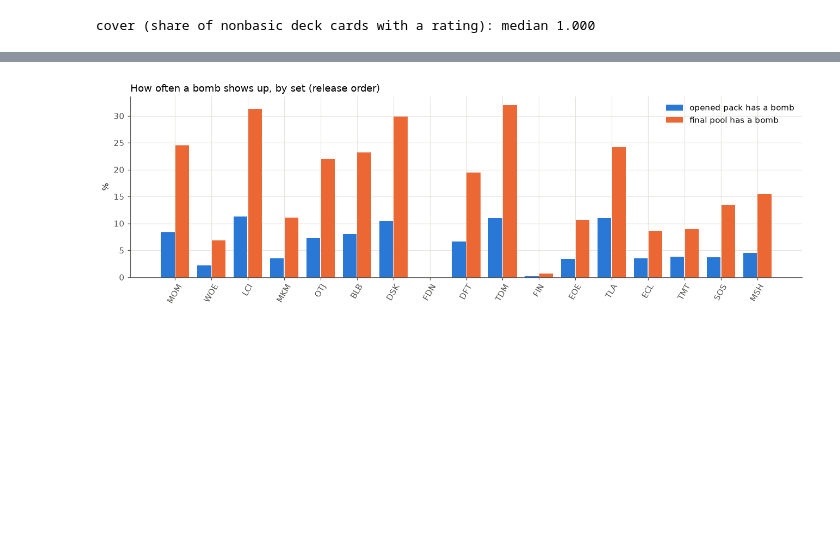
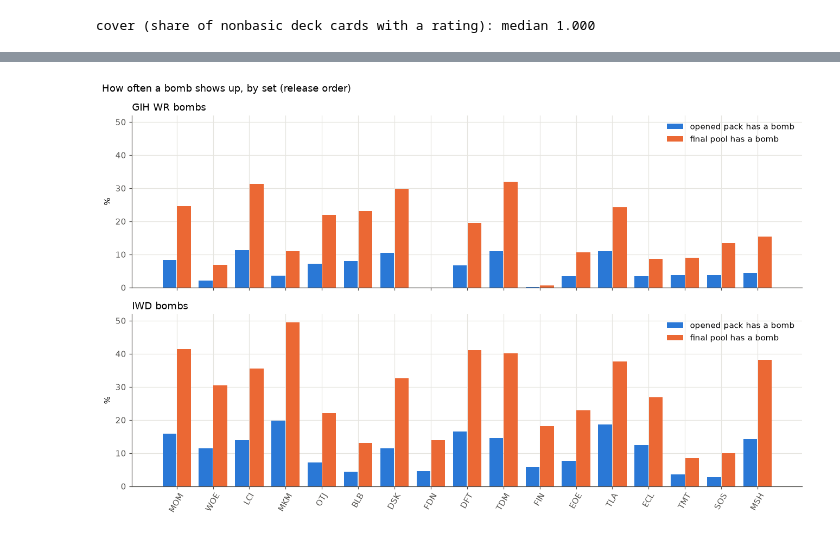
Before and after one commit to zscore/mtg-open-lane, a Jupyter notebook: notebooks/bombs.ipynb, the cells around one changed output, grey strips where cells are left out. Drawn from its saved outputs; the diff is of its cells as text; code cells hidden in the pictures; blank space fills up the shorter version.

```diff
--- a/notebooks/bombs.ipynb
+++ b/notebooks/bombs.ipynb
@@ -37,10 +42,12 @@ SETS = ["NEO", "ONE", "MOM", "WOE", "LCI", "MKM", "OTJ", "BLB", "DSK", "FDN", "D
 EVENTS = ["PremierDraft", "Sealed"]
 MIN_GIH = 200          # games with the card in hand; below this a card is dropped
 K = 5
+METRICS = {"gih": "GIH WR", "iwd": "IWD"}   # key -> label; every analysis runs once per metric
 
 BLUE, ORANGE, AQUA, YELLOW, MAGENTA, VIOLET = "#2a78d6", "#eb6834", "#1baf7a", "#eda100", "#e87ba4", "#4a3aa7"
 GRAY, INK, MUTED, SURFACE, GRID = "#a3a29c", "#0b0b0b", "#52514e", "#fcfcfb", "#e6e5e0"
 EV_COLOR = {"PremierDraft": BLUE, "Sealed": ORANGE}
+M_COLOR = {"gih": BLUE, "iwd": ORANGE}
 plt.rcParams.update({
     "figure.dpi": 110, "axes.spines.top": False, "axes.spines.right": False,
     "axes.edgecolor": MUTED, "axes.labelcolor": INK, "xtick.color": MUTED, "ytick.color": MUTED,
@@ -468,7 +764,7 @@ From the 17Lands draft logs (no pick data for NEO or ONE):
 # %%
-def bomb_freq(s):
+def bomb_freq(s, m):
     lf = pl.scan_parquet(ROOT / "data" / "parquet" / f"{s}.PremierDraft.parquet")
-    names = set(bombs.filter(pl.col("set") == s)["name"])
+    names = set(bombs.filter((pl.col("metric") == m) & (pl.col("set") == s))["name"])
     cols = [f"pack_card_{n}" for n in names if f"pack_card_{n}" in lf.collect_schema().names()]
     n = lf.group_by("draft_id").len()
     full = n.filter(pl.col("len") == pl.col("len").mode().first()).select("draft_id")
@@ -481,8 +777,11 @@ def bomb_freq(s):
             "drafts": len(pool)}
 
 DRAFT_SETS = [s for s in SETS if (ROOT / "data" / "parquet" / f"{s}.PremierDraft.parquet").exists()]
-freq = pl.DataFrame([bomb_freq(s) for s in DRAFT_SETS])
-freq.write_csv(OUT / "bomb_frequency.csv")
-display(freq)
-print("median over sets:", {k: round(float(freq[k].median()), 3) for k in freq.columns[1:-1]})
+freq = {}
+for m, label in METRICS.items():
+    freq[m] = pl.DataFrame([bomb_freq(s, m) for s in DRAFT_SETS])
+    freq[m].write_csv(OUT / f"bomb_frequency_{m}.csv")
+    print(f"\n{label}")
+    display(freq[m])
+    print("median over sets:", {k: round(float(freq[m][k].median()), 3) for k in freq[m].columns[1:-1]})
 # %% [output]
@@ -509,10 +831,13 @@ median over sets: {'bombs': 3.0, 'P(pack)': 0.045, 'per pod': 1.081, 'P(pool ≥
 # %%
-fig, ax = plt.subplots(figsize=(12, 4))
-x = np.arange(freq.height)
-ax.bar(x - 0.2, freq["P(pack)"] * 100, width=0.38, color=BLUE, label="opened pack has a bomb")
-ax.bar(x + 0.2, freq["P(pool ≥1)"] * 100, width=0.38, color=ORANGE, label="final pool has a bomb")
-ax.set_xticks(x, freq["set"], rotation=60); ax.set_ylabel("%")
-ax.set_title("How often a bomb shows up, by set (release order)", loc="left"); ax.legend()
+fig, axes = plt.subplots(2, 1, figsize=(12, 7.5), sharex=True, sharey=True)
+for ax, (m, label) in zip(axes, METRICS.items()):
+    f = freq[m]
+    x = np.arange(f.height)
+    ax.bar(x - 0.2, f["P(pack)"] * 100, width=0.38, color=BLUE, label="opened pack has a bomb")
+    ax.bar(x + 0.2, f["P(pool ≥1)"] * 100, width=0.38, color=ORANGE, label="final pool has a bomb")
+    ax.set_ylabel("%"); ax.set_title(f"{label} bombs", loc="left"); ax.legend()
+axes[1].set_xticks(x, freq["gih"]["set"], rotation=60)
+fig.suptitle("How often a bomb shows up, by set (release order)", x=0.01, ha="left", fontsize=12)
 plt.tight_layout(); plt.show()
 # %% [output]
-[figure, old version]
+[figure, new version]
```
Also changed, not shown: parts of 23 cells of this notebook, 12 other files.
